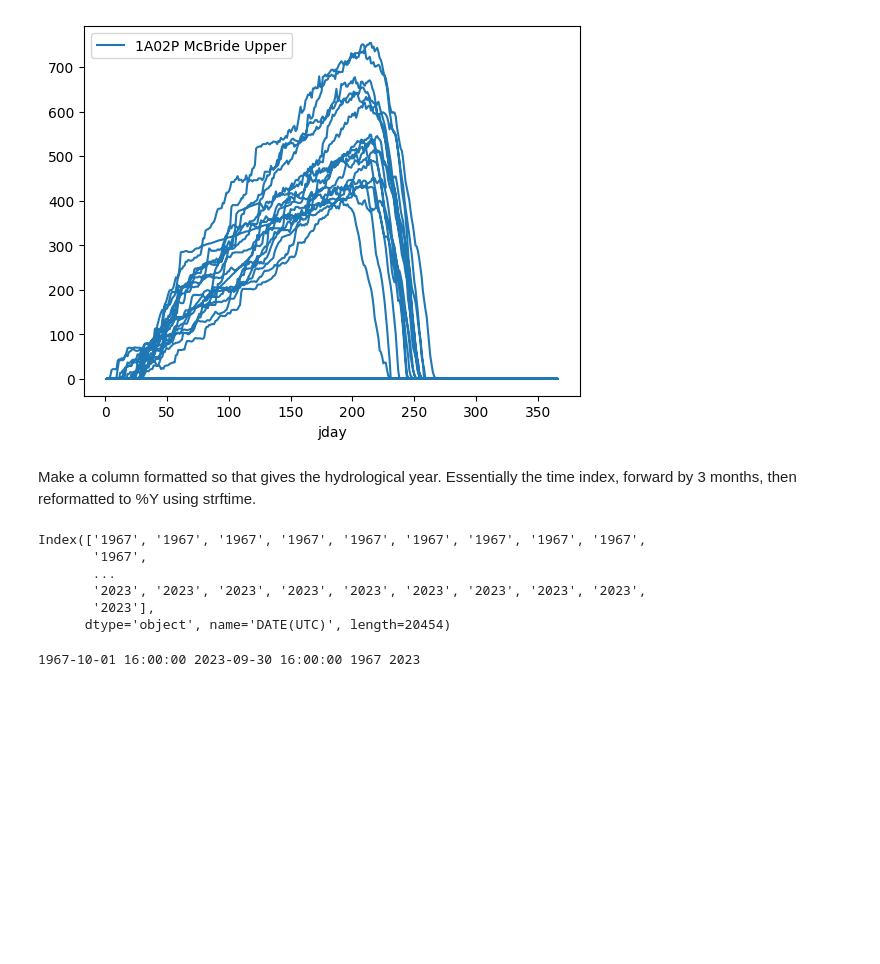
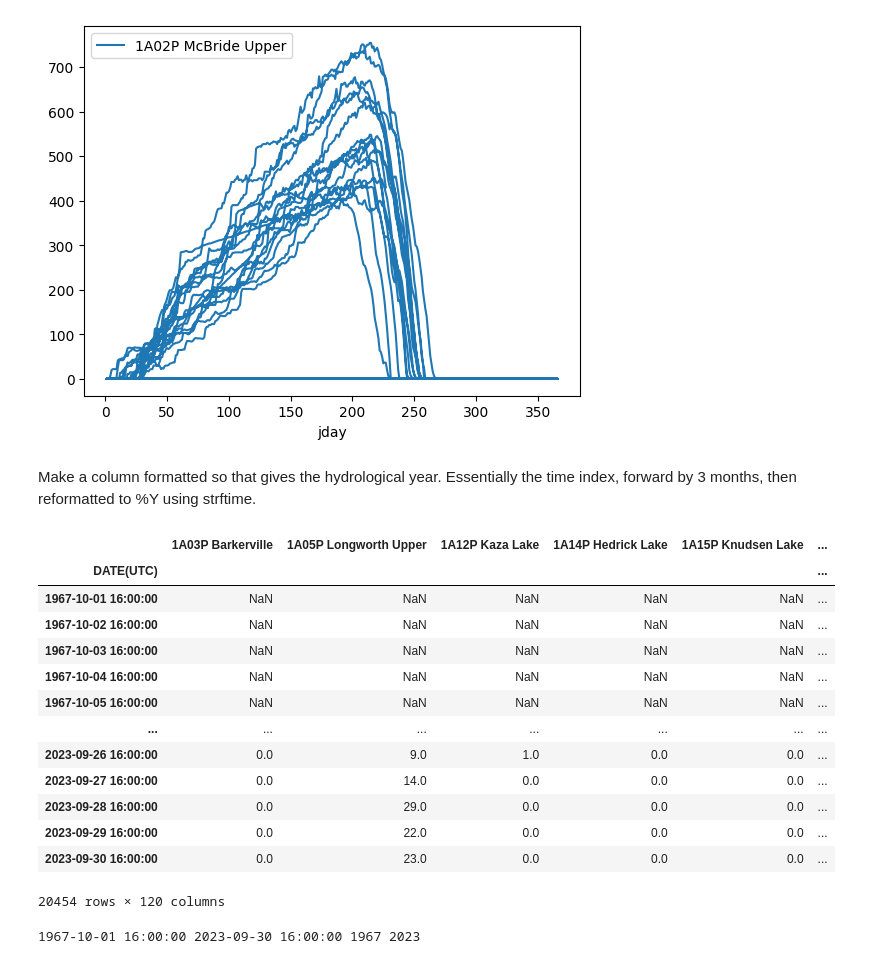
Before and after one commit to faronium/snowapp, a Jupyter notebook: snow.ipynb, the cells around one changed output. Drawn from its saved outputs; the diff is of its cells as text; code cells hidden in the pictures; blank space fills up the shorter version.

Commit message:
Finished hydrological year conversion.
Signed-off-by: Faron Anslow <faron.anslow@gmail.com>

```diff
--- a/snow.ipynb
+++ b/snow.ipynb
@@ -100,14 +100,28 @@ df.plot('jday','1A02P McBride Upper')
 Make a column formatted so that gives the hydrological year. Essentially the time index, forward by 3 months,
 then reformatted to %Y using strftime.
 # %%
-df.index.strftime('%Y')
+def datetimepandas(timestamp):
+    return datetime.strftime(timestamp,'%Y')
+df['hydrological_year'] = df.index + pd.Timedelta("92 day")
+df['hydrological_year'] = df['hydrological_year'].apply(datetimepandas)
+df['hydrological_year']
+
+df
 # %% [output]
+|  | 1A03P Barkerville | 1A05P Longworth Upper | 1A12P Kaza Lake | 1A14P Hedrick Lake | 1A15P Knudsen Lake | ... |
+| DATE(UTC) |  |  |  |  |  | ... |
+| 1967-10-01 16:00:00 | NaN | NaN | NaN | NaN | NaN | ... |
+| 1967-10-02 16:00:00 | NaN | NaN | NaN | NaN | NaN | ... |
+| 1967-10-03 16:00:00 | NaN | NaN | NaN | NaN | NaN | ... |
+| 1967-10-04 16:00:00 | NaN | NaN | NaN | NaN | NaN | ... |
+| 1967-10-05 16:00:00 | NaN | NaN | NaN | NaN | NaN | ... |
+| ... | ... | ... | ... | ... | ... | ... |
+| 2023-09-26 16:00:00 | 0.0 | 9.0 | 1.0 | 0.0 | 0.0 | ... |
+| 2023-09-27 16:00:00 | 0.0 | 14.0 | 0.0 | 0.0 | 0.0 | ... |
+| 2023-09-28 16:00:00 | 0.0 | 29.0 | 0.0 | 0.0 | 0.0 | ... |
+| 2023-09-29 16:00:00 | 0.0 | 22.0 | 0.0 | 0.0 | 0.0 | ... |
+| 2023-09-30 16:00:00 | 0.0 | 23.0 | 0.0 | 0.0 | 0.0 | ... |
-Index(['1967', '1967', '1967', '1967', '1967', '1967', '1967', '1967', '1967',
-       '1967',
-       ...
-       '2023', '2023', '2023', '2023', '2023', '2023', '2023', '2023', '2023',
-       '2023'],
-      dtype='object', name='DATE(UTC)', length=20454)
+20454 rows × 120 columns
 # %%
 #convert dates/times to timestamp before melting
 def datetimepandas(timestring):
```
